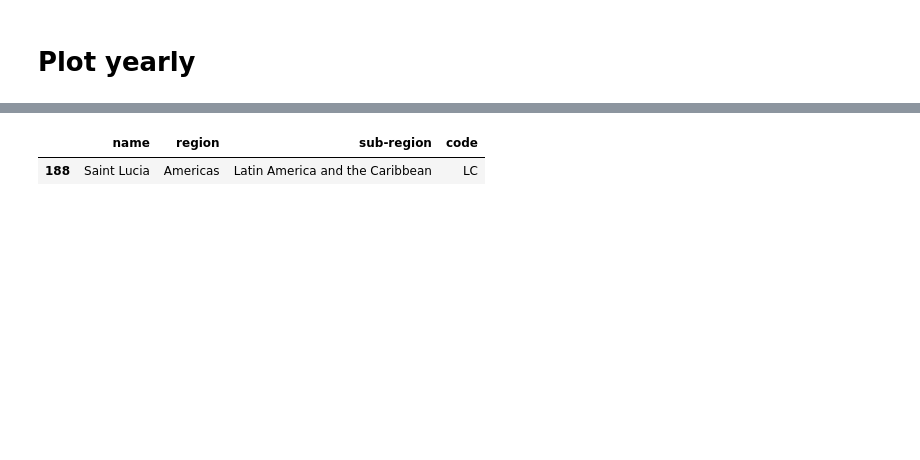
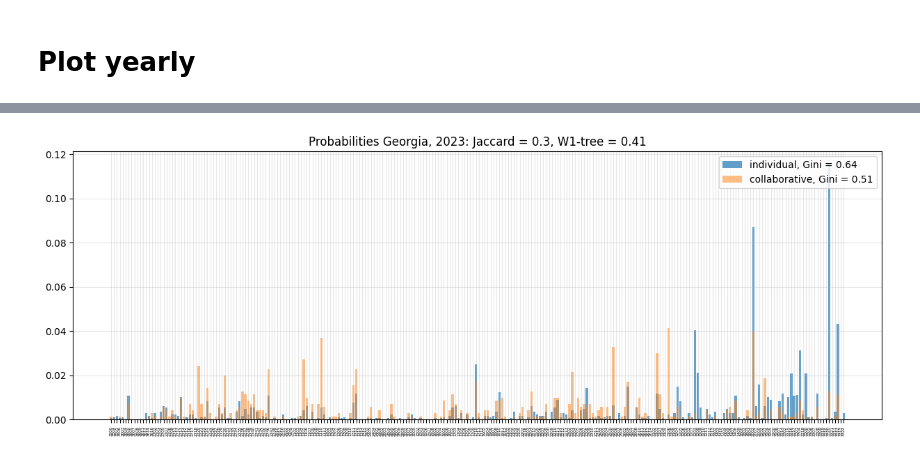
Before and after one commit to irivorobey/geoTopics, a Jupyter notebook: irina/probabilities_compare_national_international.ipynb, the cells around one changed output, grey strips where cells are left out. Saved outputs shown, nothing was run; the diff lists cells and outputs as text; code cells hidden in the pictures; blank space fills up the shorter version.

```diff
--- a/irina/probabilities_compare_national_international.ipynb
+++ b/irina/probabilities_compare_national_international.ipynb
@@ -485,5 +509,6 @@ df_stats_dyn = pd.concat(df_stats_list).reset_index()
 # Plot yearly
 # %%
 df_stats_dyn = pd.read_csv(uf.PATH+"df_stats_national_international_1970_2023.csv")
+df_prob_yearly = pd.read_csv(uf.PATH+"df_prob_yearly.csv")
 # %%
 # df_stats_dyn
@@ -539,5 +548,0 @@ fig.show()
-# %%
-uf.get_country_info("LC")
-# %% [output]
-|  | name | region | sub-region | code |
-| 188 | Saint Lucia | Americas | Latin America and the Caribbean | LC |
@@ -554,0 +558,40 @@ px.line(
+# %%
+country = "CN" # small Jaccard, small W1
+# country = "TN" # small Jaccard, relatively big W1
+# country="MR" # big Jaccard, relatively big W1
+# country = "ST" # relatively big Jaccard small W1
+country="GE" # big W1
+# country = "TV" # J=1, W1=1
+# country = "AW" # big Jaccard (1), big W1
+year = 2023
+
+jaccard = df_stats_dyn.set_index(["country", "year"]).loc[(country, year), "jaccard"]
+w1_tree = df_stats_dyn.set_index(["country", "year"]).loc[(country, year), "w1_tree"]
+
+df_plot = (
+    df_prob_yearly
+    .query(f"country == @country and year == @year")
+    .drop(["year", "country"], axis=1)
+    .set_index("mode")
+    .T
+    .assign(subfield_id=lambda df: df.index.astype(int))
+    .merge(uf.df_topics[["subfield_id", "subfield_name", "field_name", "domain_name"]].drop_duplicates(), on="subfield_id", how="left")
+    .sort_values(["domain_name", "field_name", "subfield_name"])
+    .assign(subfield_str=lambda df: df.subfield_id.astype(str))
+    [["individual", "collaborative", "subfield_str"]]
+    .set_index("subfield_str")
+    .T
+)
+
+plt.subplots(figsize=[15, 5])
+plt.bar(df_plot.columns,
+        df_plot.loc[mode_list[0]], alpha=0.7, label=f"{mode_list[0]}, Gini = {round(uf.gini(df_plot.loc[mode_list[0]]), 2)}")
+plt.bar(df_plot.columns,
+        df_plot.loc[mode_list[1]], alpha=0.5, label=f"{mode_list[1]}, Gini = {round(uf.gini(df_plot.loc[mode_list[1]]), 2)}")
+plt.xticks(rotation=90, fontsize=4)
+plt.legend()
+plt.title(f"Probabilities {uf.id2name_country[country]}, {year}: Jaccard = {round(jaccard, 2)}, W1-tree = {round(w1_tree, 2)}")
+plt.grid(alpha=0.3)
+plt.show()
+# %% [output]
+[figure, added]
```
Also changed, not shown: parts of 22 cells of this notebook, 3 other files.
